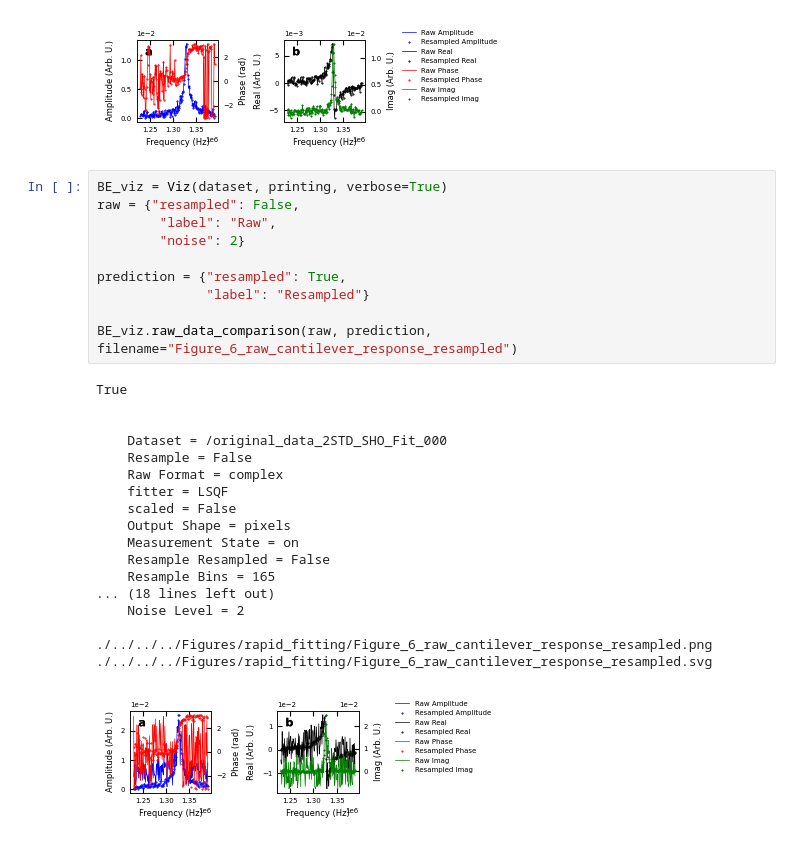
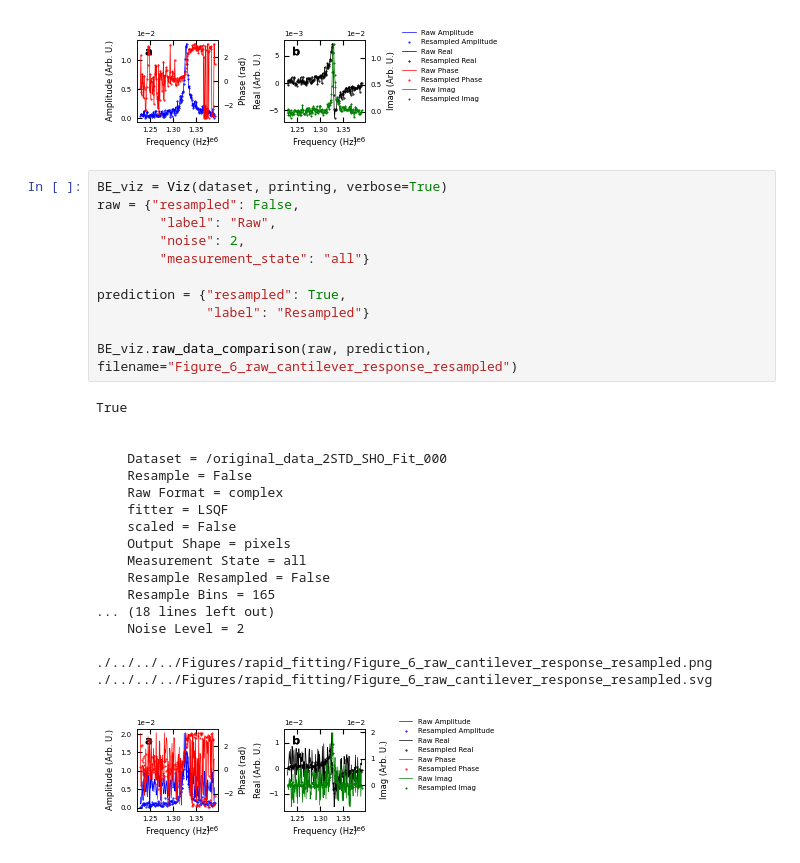
Before and after one commit to m3-learning/m3_learning, a Jupyter notebook: m3_learning/papers/2023_Rapid_Fitting/1_SHO_Fitting.ipynb, the cells around one changed output. Cells and saved outputs as stored; diff of their text form.

```diff
--- a/m3_learning/papers/2023_Rapid_Fitting/1_SHO_Fitting.ipynb
+++ b/m3_learning/papers/2023_Rapid_Fitting/1_SHO_Fitting.ipynb
@@ -257,29 +257,30 @@ True
 # %%
 BE_viz = Viz(dataset, printing, verbose=True)
 raw = {"resampled": False,
         "label": "Raw",
-        "noise": 2}
+        "noise": 2,
+        "measurement_state": "all"}
 
 prediction = {"resampled": True,
               "label": "Resampled"}
 
 BE_viz.raw_data_comparison(raw, prediction, filename="Figure_6_raw_cantilever_response_resampled")
 # %% [output]
 True
 
 
     Dataset = /original_data_2STD_SHO_Fit_000
     Resample = False
     Raw Format = complex
     fitter = LSQF
     scaled = False
     Output Shape = pixels
-    Measurement State = on
+    Measurement State = all
     Resample Resampled = False
     Resample Bins = 165
 ... (18 lines left out)
     Noise Level = 2
 
 ./../../../Figures/rapid_fitting/Figure_6_raw_cantilever_response_resampled.png
 ./../../../Figures/rapid_fitting/Figure_6_raw_cantilever_response_resampled.svg
-[figure, old version]
+[figure, new version]
```
Also changed, not shown: parts of 2 cells of this notebook, 5 other files.
